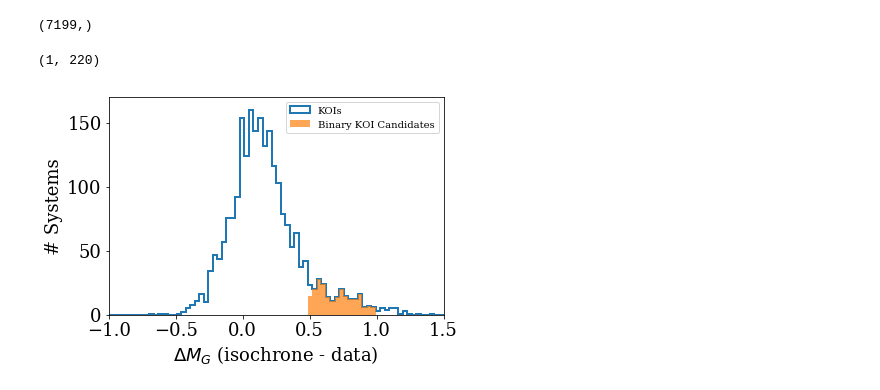
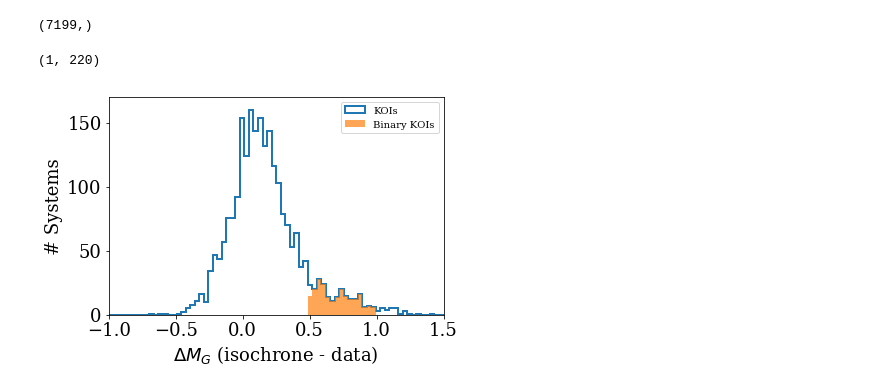
Before and after one commit to jradavenport/gaia2_kep_rot, a Jupyter notebook: notebooks/KOI_tangent.ipynb, the cells around one changed output. Drawn from its saved outputs; the diff is of its cells as text; code cells hidden in the pictures.

```diff
--- a/notebooks/KOI_tangent.ipynb
+++ b/notebooks/KOI_tangent.ipynb
@@ -11,7 +11,7 @@ from scipy.optimize import curve_fit
 matplotlib.rcParams.update({'font.size':18})
 matplotlib.rcParams.update({'font.family':'serif'})
 
-ftype = '.pdf'
+ftype = '.png'
 # %%
 Gfile = '../data/kepler_dr2_1arcsec.fits' # from http://gaia-kepler.fun, thanks to M. Bedell
 data = Table.read(Gfile, format='fits')
@@ -125,24 +125,24 @@ delta_mag.shape
 # %%
 # lets pick out binary exoplanet candidates from this window
 
 msok = np.where((Mg_abs >= 5) & (Mg_abs < 8))
 
 _ = plt.hist(delta_mag[msok], histtype='step', bins=np.linspace(-1,1.5,75), label='KOIs', lw=2)
 plt.xlim(-1,1.5)
 plt.ylim(0,170)
 # plt.plot([0.5, 0.5], [0,170], c='orange')
 # plt.plot([1,1], [0,170], c='orange')
 
 BinStars = np.where((delta_mag[msok] > 0.5) & (delta_mag[msok] < 1))
 print(np.shape(BinStars))
 
-_ = plt.hist(delta_mag[msok][BinStars], bins=np.linspace(-1,1.5,75), alpha=0.7, label='Binary KOI Candidates')
+_ = plt.hist(delta_mag[msok][BinStars], bins=np.linspace(-1,1.5,75), alpha=0.7, label='Binary KOIs')
 
 plt.legend(fontsize=10)
 
 plt.xlabel(r'$\Delta M_G$ (isochrone - data)')
 plt.ylabel('# Systems')
 plt.savefig('../figures/KOI_binaries'+ftype, dpi=300, bbox_inches='tight', pad_inches=0.25)
 # %% [output]
 (1, 220)
-[figure, old version]
+[figure, new version]
```
Also changed, not shown: parts of 1 cell of this notebook, 4 other files.
